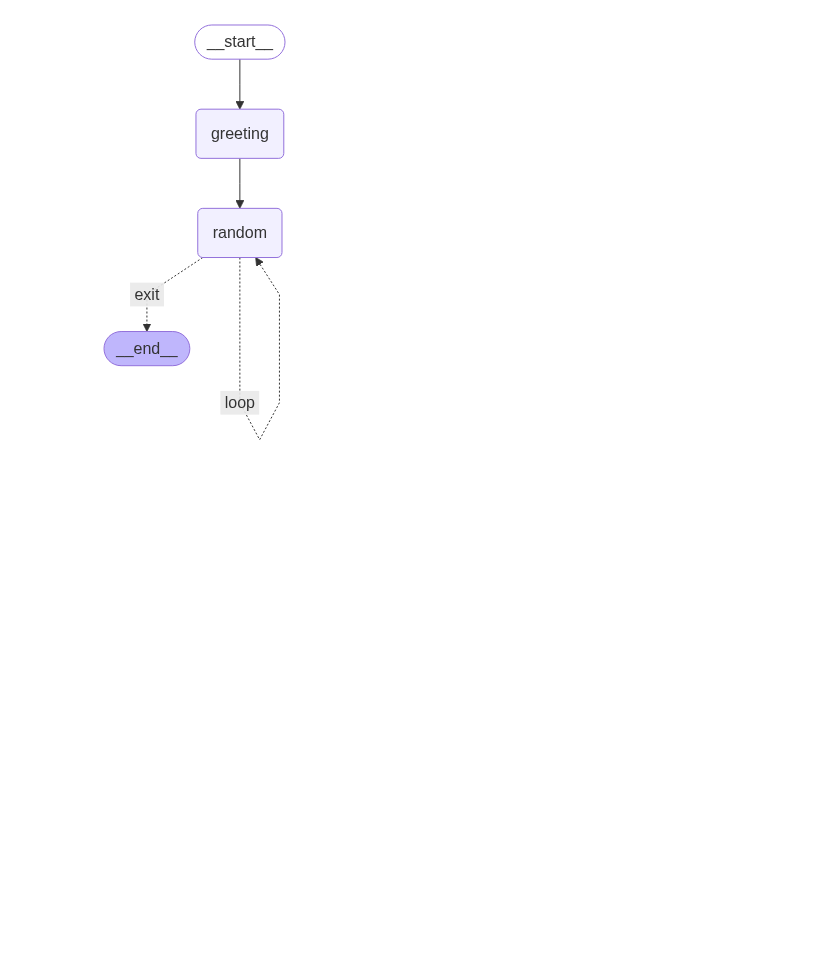
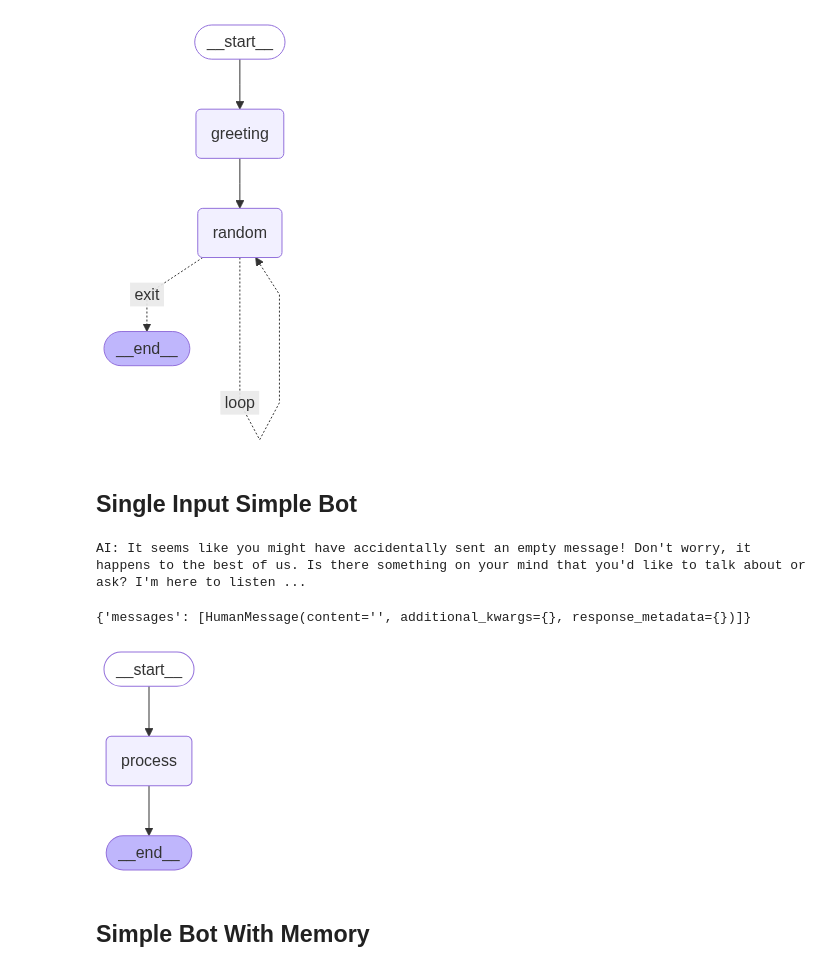
Before and after one commit to ionutms/LangGraph_Learning, a Jupyter notebook: Notes.ipynb, the cells around one changed output. Saved outputs shown, nothing was run; the diff lists cells and outputs as text; code cells hidden in the pictures; blank space fills up the shorter version.

```diff
--- a/Notes.ipynb
+++ b/Notes.ipynb
@@ -351,3 +351,50 @@ from IPython.display import Image
 Image(app.get_graph().draw_mermaid_png())
 # %% [output]
 [figure]
+# %% [markdown]
+## Single Input Simple Bot
+# %%
+from typing import TypedDict, List
+from langchain_core.messages import HumanMessage
+from langchain.chat_models import init_chat_model
+from langgraph.graph import StateGraph, START, END
+from dotenv import load_dotenv
+
+
+load_dotenv()
+
+
+class AgentState(TypedDict):
+    messages: List[HumanMessage]
+
+
+llm = init_chat_model("groq:llama3-70b-8192")
+
+
+def process(state: AgentState) -> AgentState:
+    response = llm.invoke(state["messages"])
+    print(f"AI: {response.content}")
+    return state
+
+
+graph = StateGraph(AgentState)
+
+graph.add_edge(START, "process")
+graph.add_node("process", process)
+graph.add_edge("process", END)
+
+agent = graph.compile()
+
+user_input = input("Enter: ")
+agent.invoke({"messages": [HumanMessage(content=user_input)]})
+# %% [output]
+AI: It seems like you might have accidentally sent an empty message! Don't worry, it happens to the best of us. Is there something on your mind that you'd like to talk about or ask? I'm here to listen ...
+{'messages': [HumanMessage(content='', additional_kwargs={}, response_metadata={})]}
+# %%
+from IPython.display import Image
+
+Image(agent.get_graph().draw_mermaid_png())
+# %% [output]
+[figure, added]
+# %% [markdown]
+## Simple Bot With Memory
```
Also changed, not shown: parts of 3 cells of this notebook, 2 other files.
